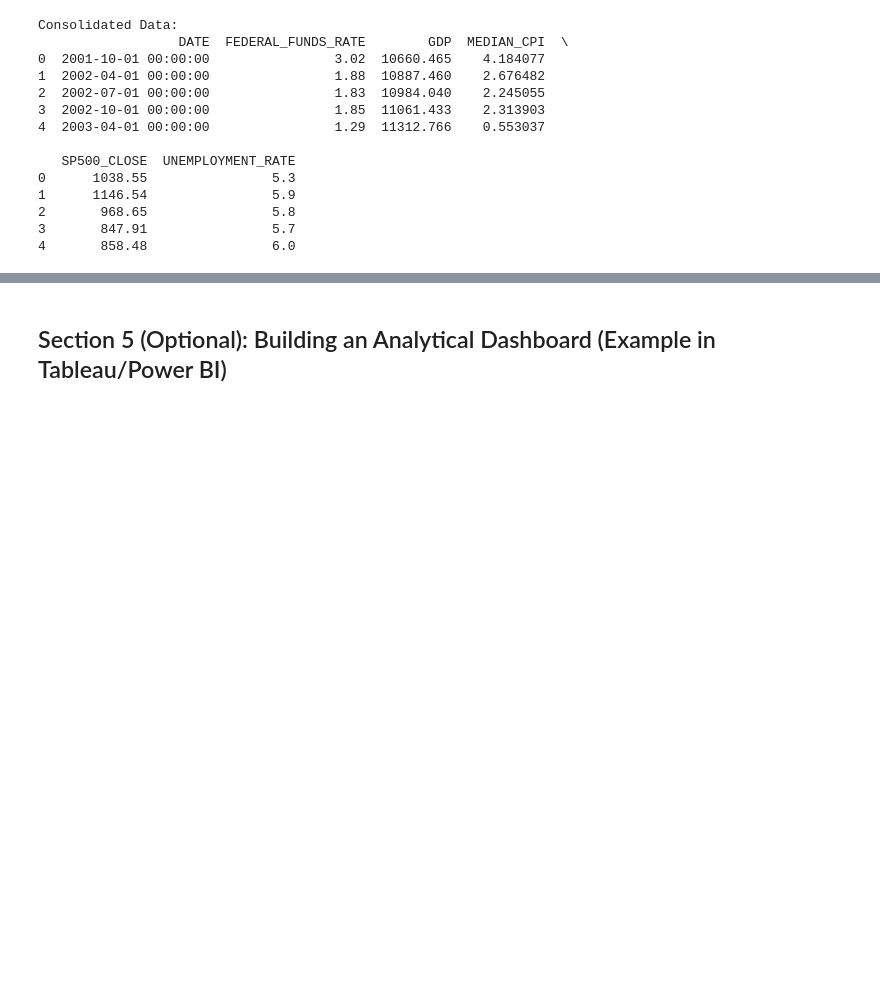
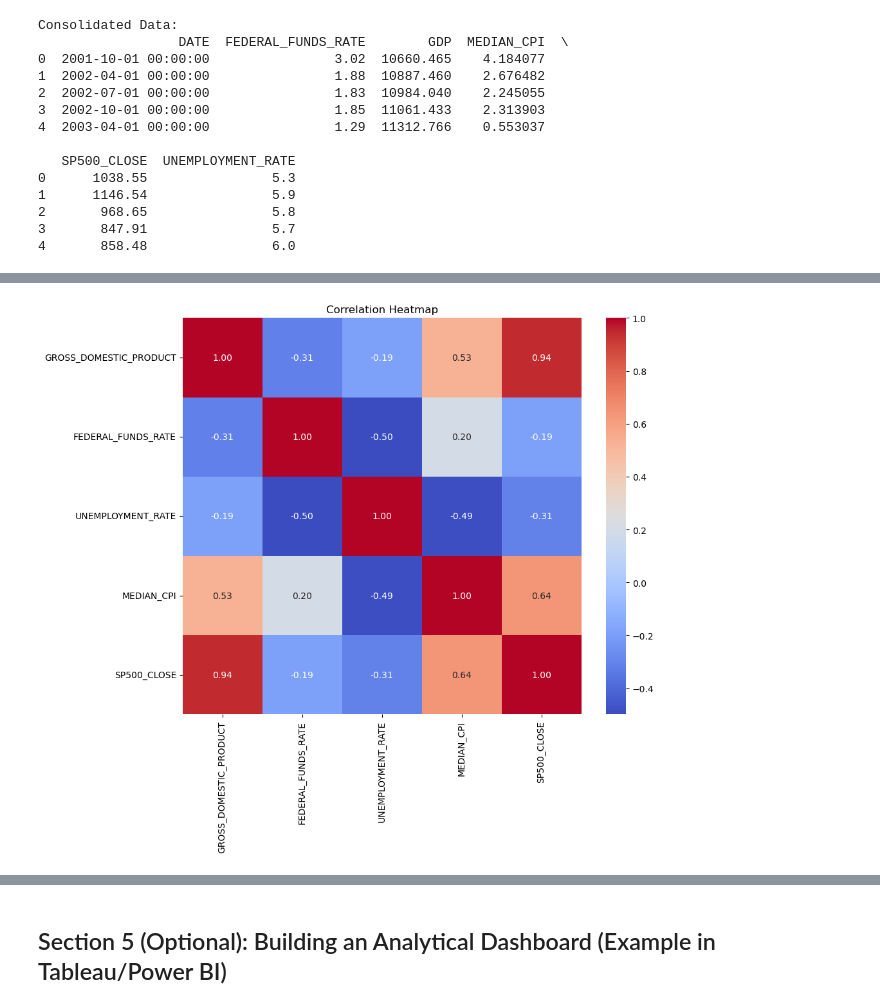
Before and after one commit to Akemp787/Economic_Trend_Analysis, a Jupyter notebook: Economic Trend Analysis 2000-2024.ipynb, the cells around one changed output, grey strips where cells are left out. Drawn from its saved outputs; the diff is of its cells as text; code cells hidden in the pictures; blank space fills up the shorter version.

```diff
--- a/Economic Trend Analysis 2000-2024.ipynb
+++ b/Economic Trend Analysis 2000-2024.ipynb
@@ -379,0 +475,15 @@ print(top_sp500_df)
+# %%
+# Convert all columns except 'DATE' to numeric
+for col in numeric_data.columns:
+    numeric_data[col] = pd.to_numeric(numeric_data[col], errors='coerce')
+
+# Compute the correlation matrix again
+correlation_matrix = numeric_data.corr()
+
+# Plot the heatmap
+plt.figure(figsize=(10, 8))
+sns.heatmap(correlation_matrix, annot=True, cmap='coolwarm', fmt=".2f")
+plt.title("Correlation Heatmap")
+plt.show()
+# %% [output]
+[figure, added]
```
Also changed, not shown: parts of 10 cells of this notebook, 2 other files.
